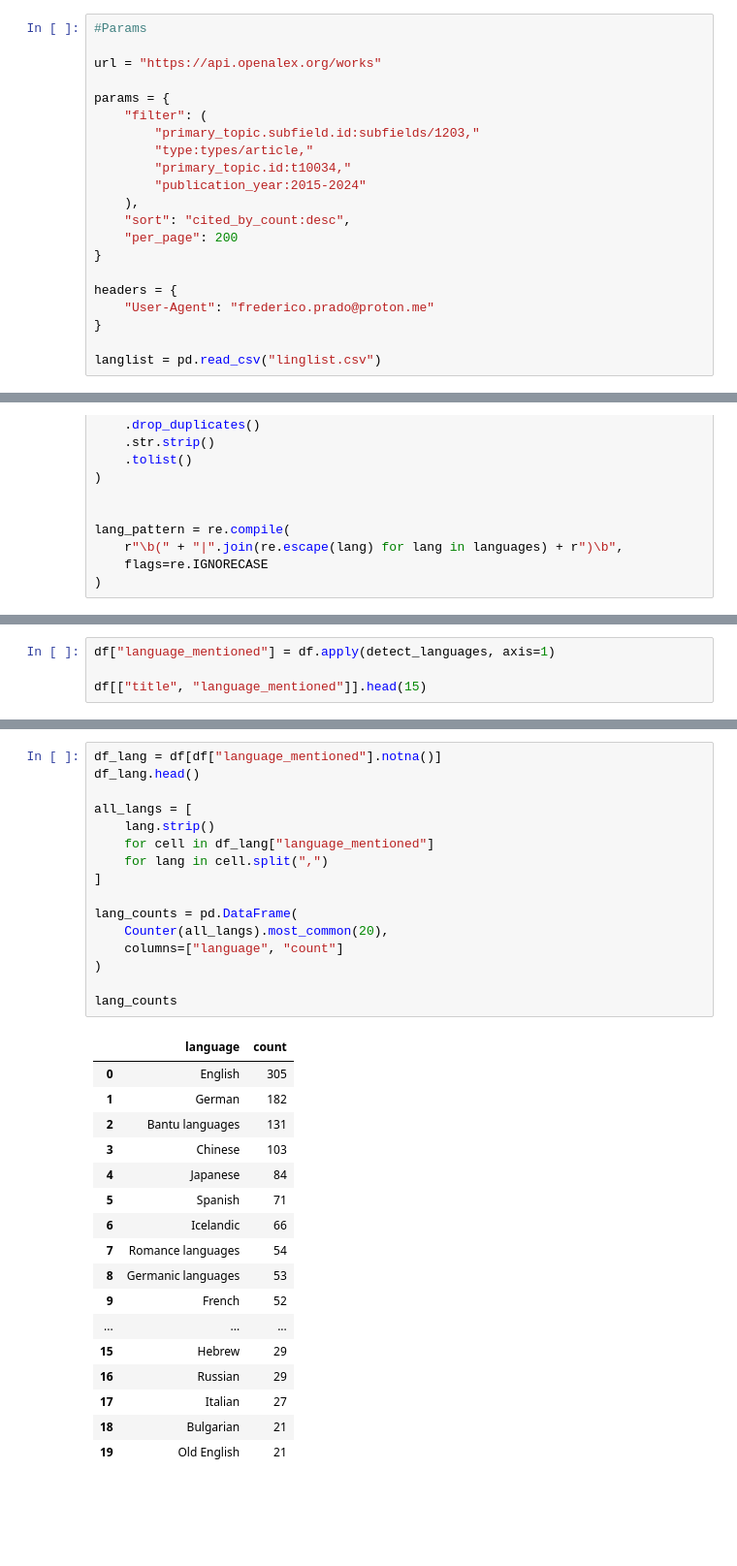
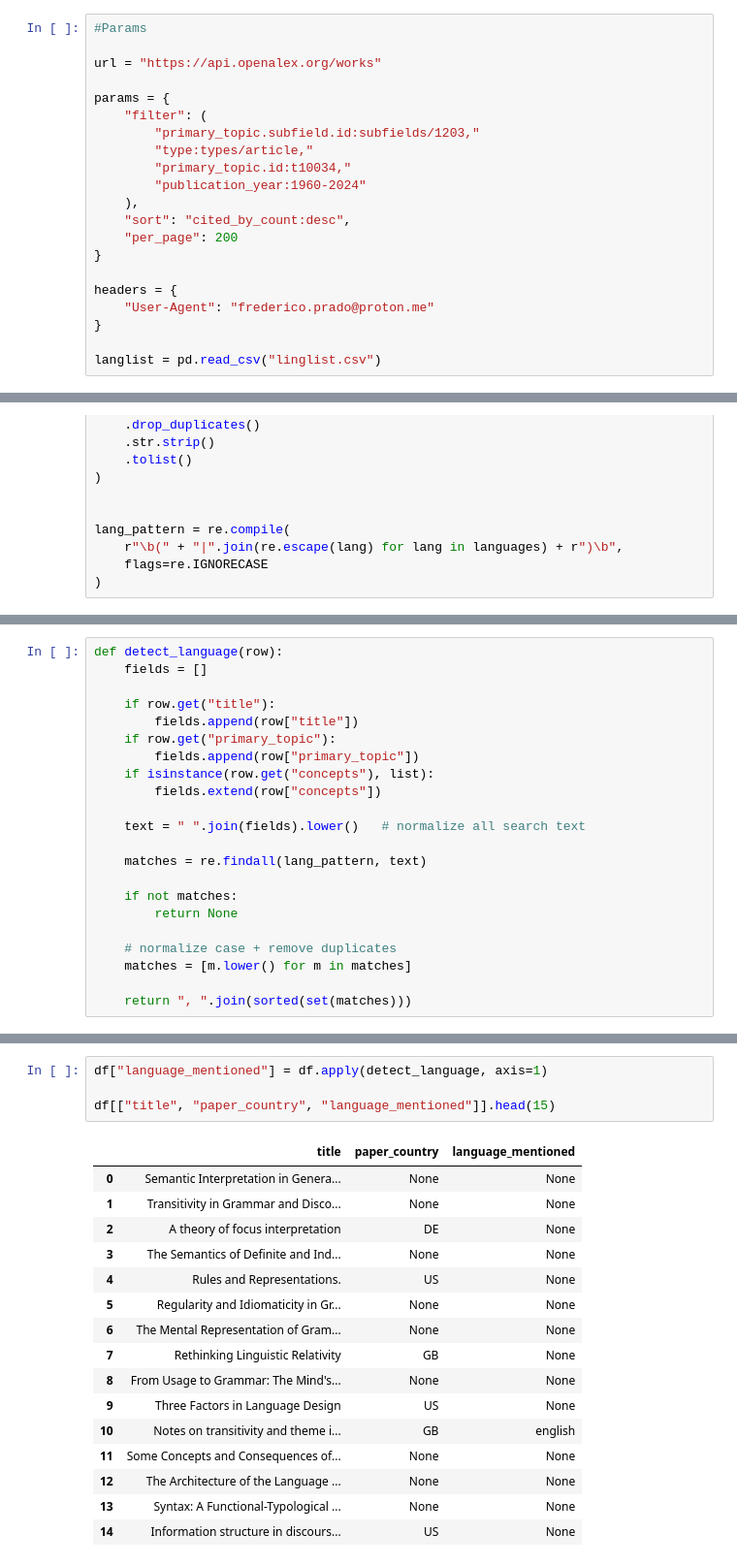
Before and after one commit to frprado/lingdash, a Jupyter notebook: pipeline/testing_notebook.ipynb, the cells around one changed output, grey strips where cells are left out. Shown at 97% size. Cells and saved outputs as stored; diff of their text form; blank space fills up the shorter version.

Commit message:
Initial design of pipeline
To do: start working on dashboard

```diff
--- a/pipeline/testing_notebook.ipynb
+++ b/pipeline/testing_notebook.ipynb
@@ -14,7 +14,7 @@ params = {
         "primary_topic.subfield.id:subfields/1203,"
         "type:types/article,"
         "primary_topic.id:t10034,"
-        "publication_year:2015-2024"
+        "publication_year:1960-2024"
     ),
     "sort": "cited_by_count:desc",
     "per_page": 200
@@ -117,4 +206,22 @@ df.head()
 # %%
-df["language_mentioned"] = df.apply(detect_languages, axis=1)
+def detect_language(row):
+    fields = []
 
-df[["title", "language_mentioned"]].head(15)
+    if row.get("title"):
+        fields.append(row["title"])
+    if row.get("primary_topic"):
+        fields.append(row["primary_topic"])
+    if isinstance(row.get("concepts"), list):
+        fields.extend(row["concepts"])
+
+    text = " ".join(fields).lower()   # normalize all search text
+
+    matches = re.findall(lang_pattern, text)
+
+    if not matches:
+        return None
+
+    # normalize case + remove duplicates
+    matches = [m.lower() for m in matches]
+
+    return ", ".join(sorted(set(matches)))
@@ -138,34 +228,21 @@ df[["title", "language_mentioned"]].head(15)
 # %%
-df_lang = df[df["language_mentioned"].notna()]
-df_lang.head()
+df["language_mentioned"] = df.apply(detect_language, axis=1)
 
-all_langs = [
-    lang.strip()
-    for cell in df_lang["language_mentioned"]
-    for lang in cell.split(",")
-]
-
-lang_counts = pd.DataFrame(
-    Counter(all_langs).most_common(20),
-    columns=["language", "count"]
-)
-
-lang_counts
+df[["title", "paper_country", "language_mentioned"]].head(15)
 # %% [output]
-|  | language | count |
-| 0 | English | 305 |
-| 1 | German | 182 |
-| 2 | Bantu languages | 131 |
-| 3 | Chinese | 103 |
-| 4 | Japanese | 84 |
-| 5 | Spanish | 71 |
-| 6 | Icelandic | 66 |
-| 7 | Romance languages | 54 |
-| 8 | Germanic languages | 53 |
-| 9 | French | 52 |
-| ... | ... | ... |
-| 15 | Hebrew | 29 |
-| 16 | Russian | 29 |
-| 17 | Italian | 27 |
-| 18 | Bulgarian | 21 |
-| 19 | Old English | 21 |
+|  | title | paper_country | language_mentioned |
+| 0 | Semantic Interpretation in Genera... | None | None |
+| 1 | Transitivity in Grammar and Disco... | None | None |
+| 2 | A theory of focus interpretation | DE | None |
+| 3 | The Semantics of Definite and Ind... | None | None |
+| 4 | Rules and Representations. | US | None |
+| 5 | Regularity and Idiomaticity in Gr... | None | None |
+| 6 | The Mental Representation of Gram... | None | None |
+| 7 | Rethinking Linguistic Relativity | GB | None |
+| 8 | From Usage to Grammar: The Mind's... | None | None |
+| 9 | Three Factors in Language Design | US | None |
+| 10 | Notes on transitivity and theme i... | GB | english |
+| 11 | Some Concepts and Consequences of... | None | None |
+| 12 | The Architecture of the Language ... | None | None |
+| 13 | Syntax: A Functional-Typological ... | None | None |
+| 14 | Information structure in discours... | US | None |
```
Also changed, not shown: parts of 13 cells of this notebook, 2 other files.
